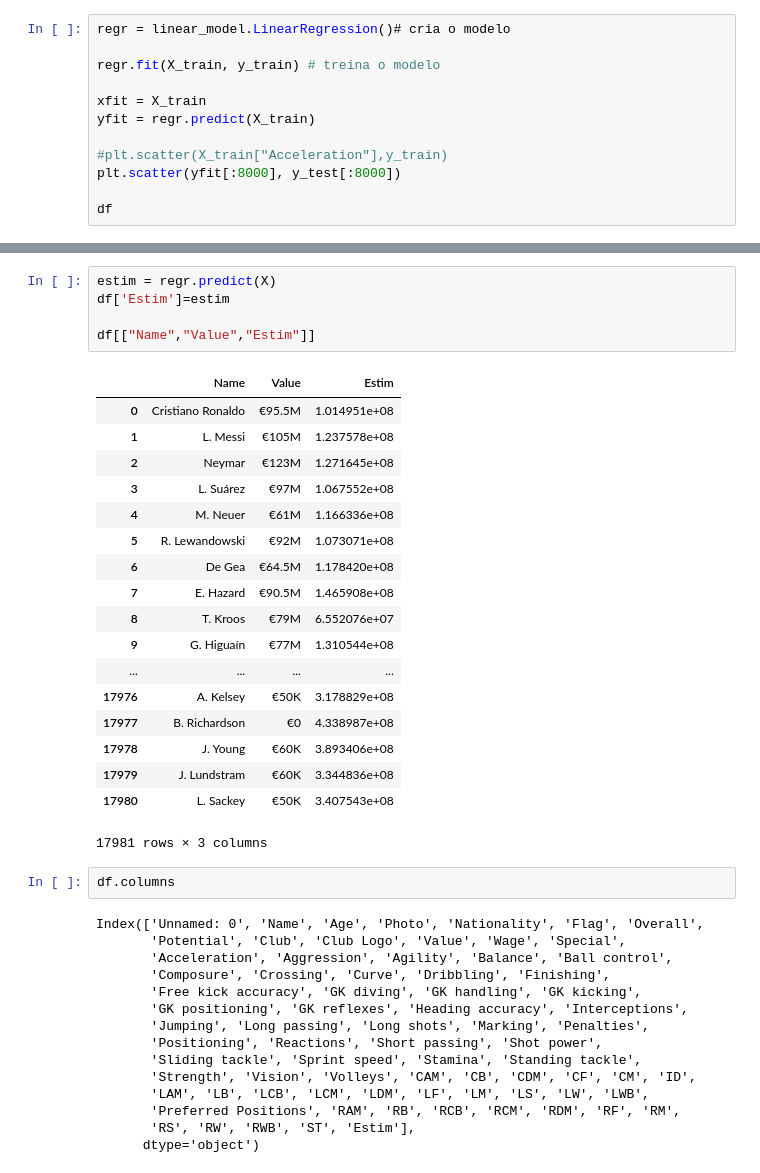
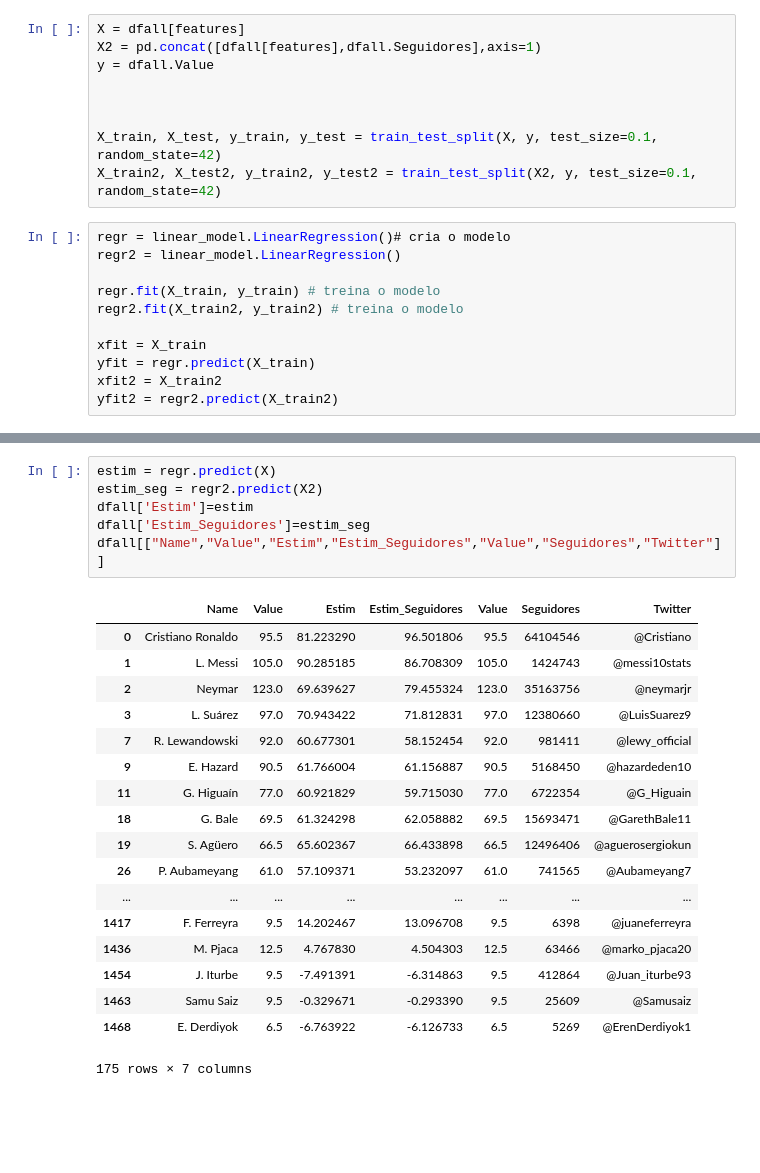
Before and after one commit to Joaogca/ProjetoFinal-CD, a Jupyter notebook: Check-1.ipynb, the cells around one changed output, grey strips where cells are left out. Drawn from its saved outputs; the diff is of its cells as text; blank space fills up the shorter version.

```diff
--- a/Check-1.ipynb
+++ b/Check-1.ipynb
@@ -47,12 +60,20 @@ X_train, X_test, y_train, y_test = train_test_split(X, y, test_size=0.5, random_
+# %%
+X = dfall[features]
+X2 = pd.concat([dfall[features],dfall.Seguidores],axis=1)
+y = dfall.Value
+
+
+
+X_train, X_test, y_train, y_test = train_test_split(X, y, test_size=0.1, random_state=42)
+X_train2, X_test2, y_train2, y_test2 = train_test_split(X2, y, test_size=0.1, random_state=42)
 # %%
 regr = linear_model.LinearRegression()# cria o modelo
+regr2 = linear_model.LinearRegression()
 
 regr.fit(X_train, y_train) # treina o modelo
+regr2.fit(X_train2, y_train2) # treina o modelo
 
 xfit = X_train
 yfit = regr.predict(X_train)
-
-#plt.scatter(X_train["Acceleration"],y_train)
-plt.scatter(yfit[:8000], y_test[:8000])
-
-df
+xfit2 = X_train2
+yfit2 = regr2.predict(X_train2)
@@ -115,41 +120,25 @@ OLS Regression Results
 # %%
 estim = regr.predict(X)
-df['Estim']=estim
-
-df[["Name","Value","Estim"]]
+estim_seg = regr2.predict(X2)
+dfall['Estim']=estim
+dfall['Estim_Seguidores']=estim_seg
+dfall[["Name","Value","Estim","Estim_Seguidores","Value","Seguidores","Twitter"]]
 # %% [output]
-|  | Name | Value | Estim |
-| 0 | Cristiano Ronaldo | €95.5M | 1.014951e+08 |
-| 1 | L. Messi | €105M | 1.237578e+08 |
-| 2 | Neymar | €123M | 1.271645e+08 |
-| 3 | L. Suárez | €97M | 1.067552e+08 |
-| 4 | M. Neuer | €61M | 1.166336e+08 |
-| 5 | R. Lewandowski | €92M | 1.073071e+08 |
-| 6 | De Gea | €64.5M | 1.178420e+08 |
-| 7 | E. Hazard | €90.5M | 1.465908e+08 |
-| 8 | T. Kroos | €79M | 6.552076e+07 |
-| 9 | G. Higuaín | €77M | 1.310544e+08 |
-| ... | ... | ... | ... |
-| 17976 | A. Kelsey | €50K | 3.178829e+08 |
-| 17977 | B. Richardson | €0 | 4.338987e+08 |
-| 17978 | J. Young | €60K | 3.893406e+08 |
-| 17979 | J. Lundstram | €60K | 3.344836e+08 |
-| 17980 | L. Sackey | €50K | 3.407543e+08 |
+|  | Name | Value | Estim | Estim_Seguidores | Value | Seguidores | Twitter |
+| 0 | Cristiano Ronaldo | 95.5 | 81.223290 | 96.501806 | 95.5 | 64104546 | @Cristiano |
+| 1 | L. Messi | 105.0 | 90.285185 | 86.708309 | 105.0 | 1424743 | @messi10stats |
+| 2 | Neymar | 123.0 | 69.639627 | 79.455324 | 123.0 | 35163756 | @neymarjr |
+| 3 | L. Suárez | 97.0 | 70.943422 | 71.812831 | 97.0 | 12380660 | @LuisSuarez9 |
+| 7 | R. Lewandowski | 92.0 | 60.677301 | 58.152454 | 92.0 | 981411 | @lewy_official |
+| 9 | E. Hazard | 90.5 | 61.766004 | 61.156887 | 90.5 | 5168450 | @hazardeden10 |
+| 11 | G. Higuaín | 77.0 | 60.921829 | 59.715030 | 77.0 | 6722354 | @G_Higuain |
+| 18 | G. Bale | 69.5 | 61.324298 | 62.058882 | 69.5 | 15693471 | @GarethBale11 |
+| 19 | S. Agüero | 66.5 | 65.602367 | 66.433898 | 66.5 | 12496406 | @aguerosergiokun |
+| 26 | P. Aubameyang | 61.0 | 57.109371 | 53.232097 | 61.0 | 741565 | @Aubameyang7 |
+| ... | ... | ... | ... | ... | ... | ... | ... |
+| 1417 | F. Ferreyra | 9.5 | 14.202467 | 13.096708 | 9.5 | 6398 | @juaneferreyra |
+| 1436 | M. Pjaca | 12.5 | 4.767830 | 4.504303 | 12.5 | 63466 | @marko_pjaca20 |
+| 1454 | J. Iturbe | 9.5 | -7.491391 | -6.314863 | 9.5 | 412864 | @Juan_iturbe93 |
+| 1463 | Samu Saiz | 9.5 | -0.329671 | -0.293390 | 9.5 | 25609 | @Samusaiz |
+| 1468 | E. Derdiyok | 6.5 | -6.763922 | -6.126733 | 6.5 | 5269 | @ErenDerdiyok1 |
-17981 rows × 3 columns
+175 rows × 7 columns
-# %%
-df.columns
-# %% [output]
-Index(['Unnamed: 0', 'Name', 'Age', 'Photo', 'Nationality', 'Flag', 'Overall',
-       'Potential', 'Club', 'Club Logo', 'Value', 'Wage', 'Special',
-       'Acceleration', 'Aggression', 'Agility', 'Balance', 'Ball control',
-       'Composure', 'Crossing', 'Curve', 'Dribbling', 'Finishing',
-       'Free kick accuracy', 'GK diving', 'GK handling', 'GK kicking',
-       'GK positioning', 'GK reflexes', 'Heading accuracy', 'Interceptions',
-       'Jumping', 'Long passing', 'Long shots', 'Marking', 'Penalties',
-       'Positioning', 'Reactions', 'Short passing', 'Shot power',
-       'Sliding tackle', 'Sprint speed', 'Stamina', 'Standing tackle',
-       'Strength', 'Vision', 'Volleys', 'CAM', 'CB', 'CDM', 'CF', 'CM', 'ID',
-       'LAM', 'LB', 'LCB', 'LCM', 'LDM', 'LF', 'LM', 'LS', 'LW', 'LWB',
-       'Preferred Positions', 'RAM', 'RB', 'RCB', 'RCM', 'RDM', 'RF', 'RM',
-       'RS', 'RW', 'RWB', 'ST', 'Estim'],
-      dtype='object')
```
Also changed, not shown: parts of 12 cells of this notebook.
